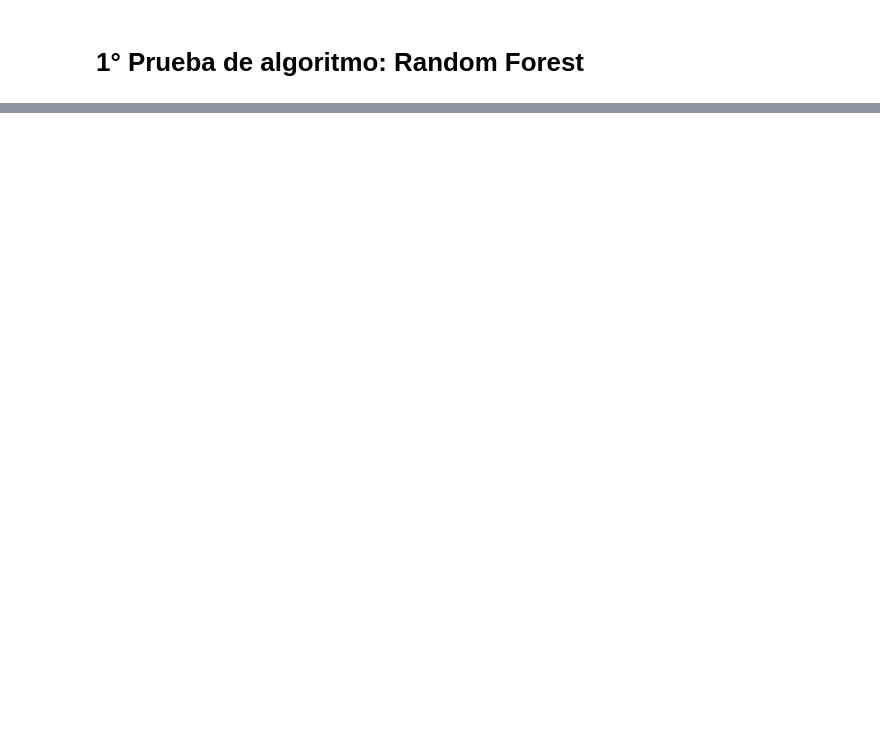
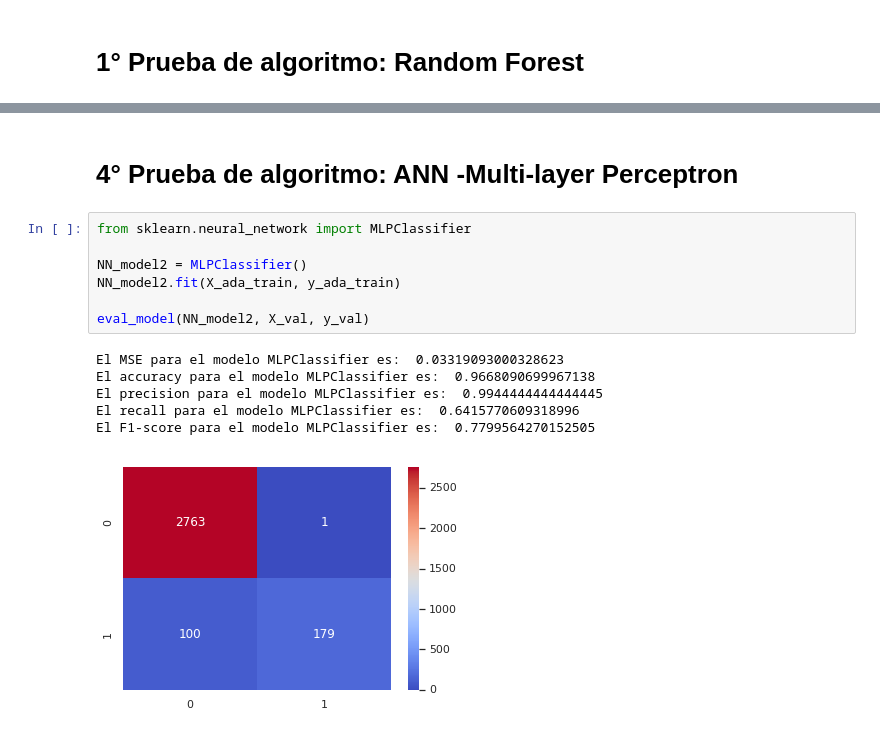
Before and after one commit to MrCycler/ML_PULSAR_CLASSIFICATION_PROJECT, a Jupyter notebook: BALANCEO DE DATA/Pruebas_ADASYN.ipynb, the cells around one changed output, grey strips where cells are left out. Drawn from its saved outputs; the diff is of its cells as text; blank space fills up the shorter version.

```diff
--- a/BALANCEO DE DATA/Pruebas_ADASYN.ipynb
+++ b/BALANCEO DE DATA/Pruebas_ADASYN.ipynb
@@ -79,0 +151,16 @@ X_sm_train, y_sm_train = smt.fit_resample(X_train_sca, y_train_sca)
+# %% [markdown]
+# 4° Prueba de algoritmo: ANN -Multi-layer Perceptron
+# %%
+from sklearn.neural_network import MLPClassifier
+
+NN_model2 = MLPClassifier()
+NN_model2.fit(X_ada_train, y_ada_train)
+
+eval_model(NN_model2, X_val, y_val)
+# %% [output]
+El MSE para el modelo MLPClassifier es:  0.03319093000328623
+El accuracy para el modelo MLPClassifier es:  0.9668090699967138
+El precision para el modelo MLPClassifier es:  0.9944444444444445
+El recall para el modelo MLPClassifier es:  0.6415770609318996
+El F1-score para el modelo MLPClassifier es:  0.7799564270152505
+[figure, added]
```
Also changed, not shown: parts of 8 cells of this notebook.
